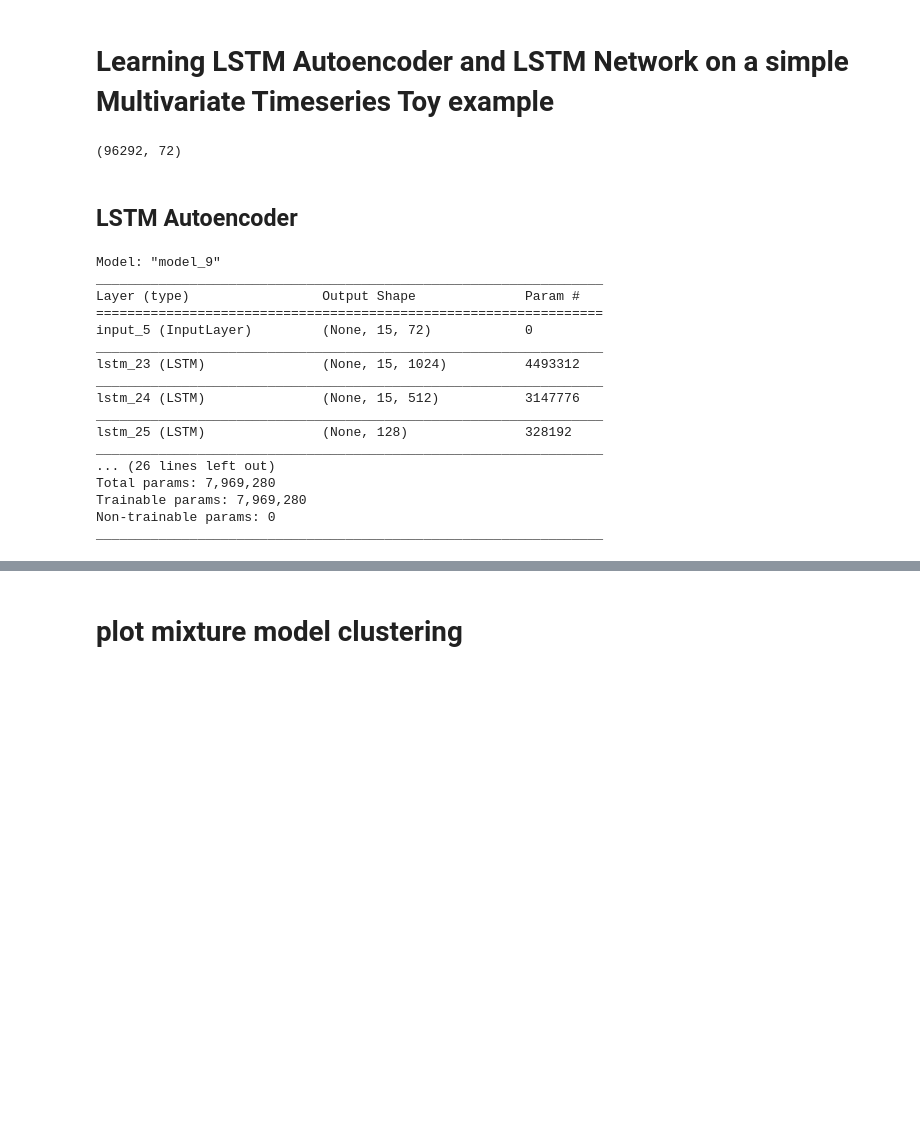
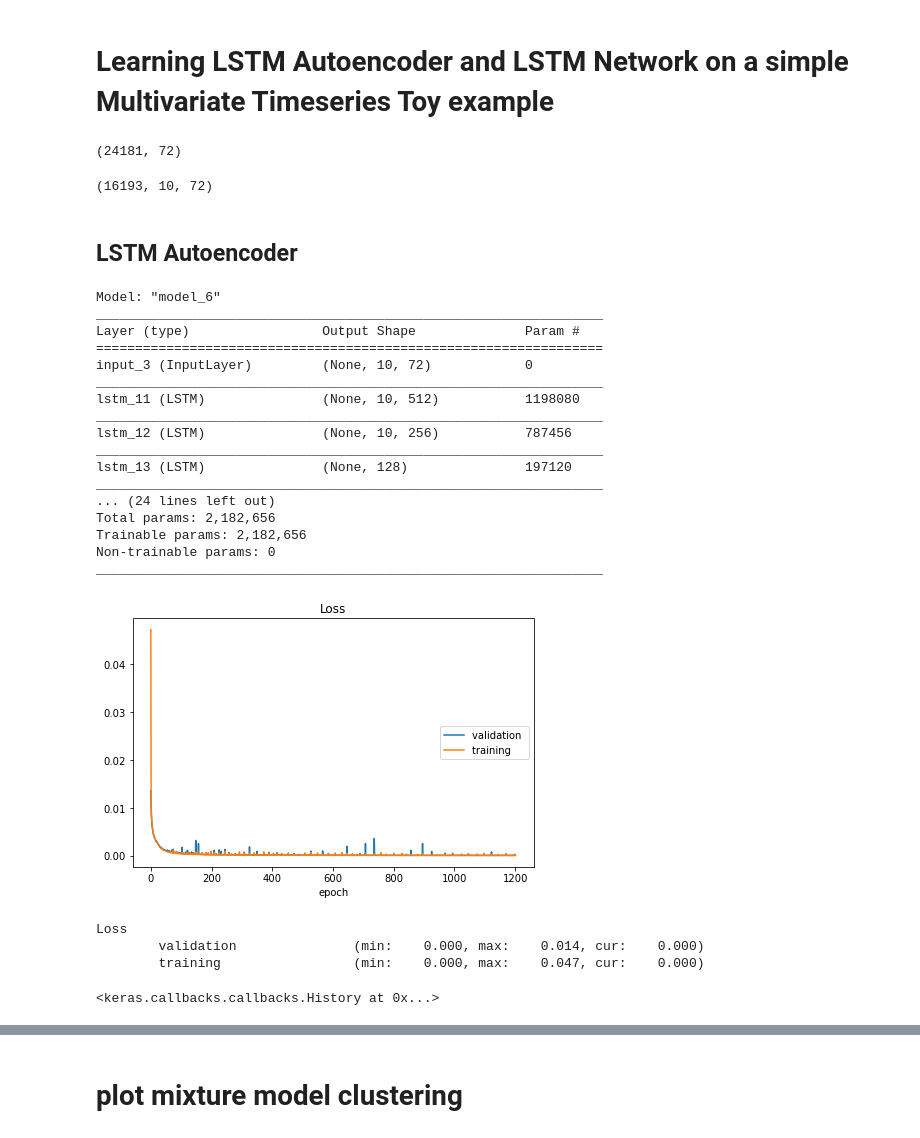
Before and after one commit to webclinic017/deep-rl-learning, a Jupyter notebook: autoencoder/understanding-lstm-autoencoder.ipynb, the cells around one changed output, grey strips where cells are left out. Cells and saved outputs as stored; diff of their text form; code cells hidden in the pictures; blank space fills up the shorter version.

```diff
--- a/autoencoder/understanding-lstm-autoencoder.ipynb
+++ b/autoencoder/understanding-lstm-autoencoder.ipynb
@@ -37,7 +39,7 @@ def temporalize(X, y, lookback):
         output_y.append(y[i+lookback+1])
     return output_X, output_y
 # %%
-csv_path = '../data/btc_15m.csv'
+csv_path = '../data/btc_1h.csv'
 df = pd.read_csv(csv_path, sep=',')
 # df = df.drop(columns=['quote_asset_volume', 'number_of_trades',
 #                       'buy_base_asset_volume', 'buy_quote_asset_volume', 'open_time', 'close_time', 'ignore'], axis=1)
@@ -51,12 +53,12 @@ data = ta.add_all_ta_features(
 )
 
 raw_price = data.close.astype('float64').values
-timeseries = data.drop(columns=['open', 'high', 'low', 'close', 'volume'], axis=1)
+data = data.drop(columns=['open', 'high', 'low', 'close', 'volume'], axis=1)
 scaler = MinMaxScaler(feature_range=(0, 1))
-scaler.fit(timeseries)
-timeseries = scaler.transform(timeseries)
+scaler.fit(data)
+timeseries = scaler.transform(data)
 timesteps = timeseries.shape[0]
 n_features = timeseries.shape[1]
 timeseries.shape
 # %% [output]
-(96292, 72)
+(24181, 72)
@@ -63,62 +71,72 @@ timeseries.shape
 # %%
-timesteps = 15
+timesteps = 10
 X, y = temporalize(X=timeseries, y=np.zeros(len(timeseries)), lookback = timesteps)
 
-n_features = 72
+n_features = timeseries.shape[1]
 X = np.array(X)
 X = X.reshape(X.shape[0], timesteps, n_features)
 
-X_train, X_test, y_train, y_test = train_test_split(X, y, test_size=0.33, random_state=42)
+X_train, X_test, y_train, y_test = train_test_split(X, y, test_size=0.33, random_state=42, shuffle=True)
+X_train.shape
+# %% [output]
+(16193, 10, 72)
 # %% [markdown]
 ## LSTM Autoencoder
 # %%
 # define model
 inputs = Input(shape=(timesteps, n_features))
 
-encoded = LSTM(1024, activation='relu', return_sequences=True)(inputs)
-encoded = LSTM(512, activation='relu', return_sequences=True)(encoded)
+encoded = LSTM(512, activation='relu', return_sequences=True)(inputs)
+encoded = LSTM(256, activation='relu', return_sequences=True)(encoded)
 encoded = LSTM(128, activation='relu', return_sequences=False)(encoded)
-
 decoded = RepeatVector(timesteps)(encoded)
-decoded = LSTM(128, activation='relu', return_sequences=True)(decoded)
+decoded = LSTM(256, activation='relu', return_sequences=True)(decoded)
 decoded = LSTM(512, activation='relu', return_sequences=True)(decoded)
-decoded = LSTM(1024, activation='relu', return_sequences=True)(decoded)
 decoded = TimeDistributed(Dense(n_features))(decoded)
 
 model = Model(inputs, decoded)
 model.compile(optimizer='adam', loss='mse')
 model.summary()
 
+# model.load_weights("models/best_model_weights.h5")
 encoder = Model(inputs, encoded)
 encoder.summary()
 # %% [output]
-Model: "model_9"
+Model: "model_6"
 _________________________________________________________________
 Layer (type)                 Output Shape              Param #
 =================================================================
-input_5 (InputLayer)         (None, 15, 72)            0
+input_3 (InputLayer)         (None, 10, 72)            0
 _________________________________________________________________
-lstm_23 (LSTM)               (None, 15, 1024)          4493312
+lstm_11 (LSTM)               (None, 10, 512)           1198080
 _________________________________________________________________
-lstm_24 (LSTM)               (None, 15, 512)           3147776
+lstm_12 (LSTM)               (None, 10, 256)           787456
 _________________________________________________________________
-lstm_25 (LSTM)               (None, 128)               328192
+lstm_13 (LSTM)               (None, 128)               197120
 _________________________________________________________________
-... (26 lines left out)
-Total params: 7,969,280
-Trainable params: 7,969,280
+... (24 lines left out)
+Total params: 2,182,656
+Trainable params: 2,182,656
 Non-trainable params: 0
 _________________________________________________________________
 # %%
 # fit model
-es = EarlyStopping(monitor='val_loss', mode='min', verbose=0, patience=100)
+from livelossplot import PlotLossesKeras
+
+es = EarlyStopping(monitor='val_loss', mode='min', verbose=0, patience=50)
 mc = ModelCheckpoint('models/best_model.h5', monitor='val_loss', mode='min', verbose=0)
 model.fit(X_train, X_train,
           epochs=20000,
           batch_size=128,
           verbose=0,
           validation_data=(X_test, X_test),
-          callbacks=[es, mc])
+          callbacks=[es, mc, PlotLossesKeras()])
+# %% [output]
+[figure, added]
+Loss
+        validation               (min:    0.000, max:    0.014, cur:    0.000)
+        training                 (min:    0.000, max:    0.047, cur:    0.000)
+<keras.callbacks.callbacks.History at 0x...>
 # %%
 # demonstrate reconstruction
 yhat = model.predict(X_test, verbose=0)
```
Also changed, not shown: parts of 15 cells of this notebook, 2 other files.
